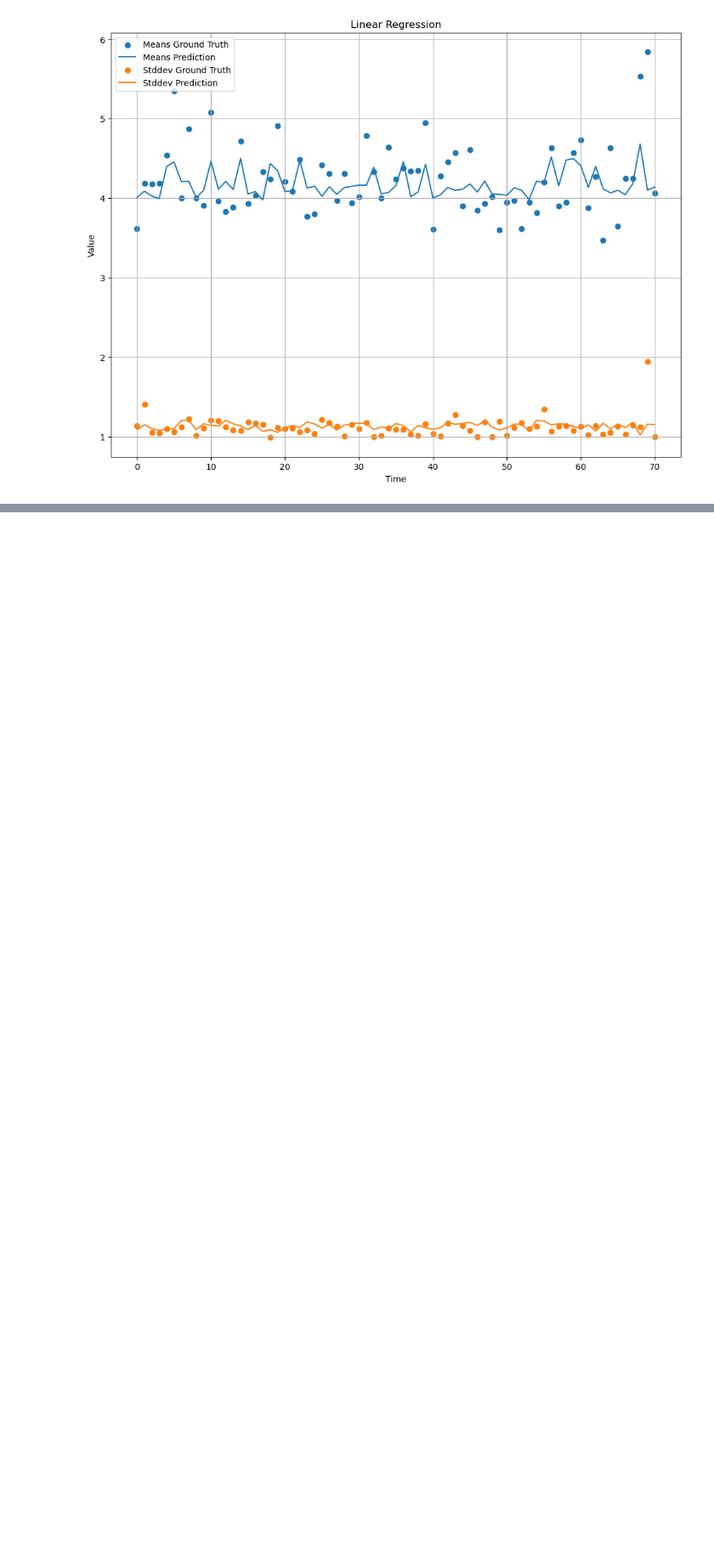
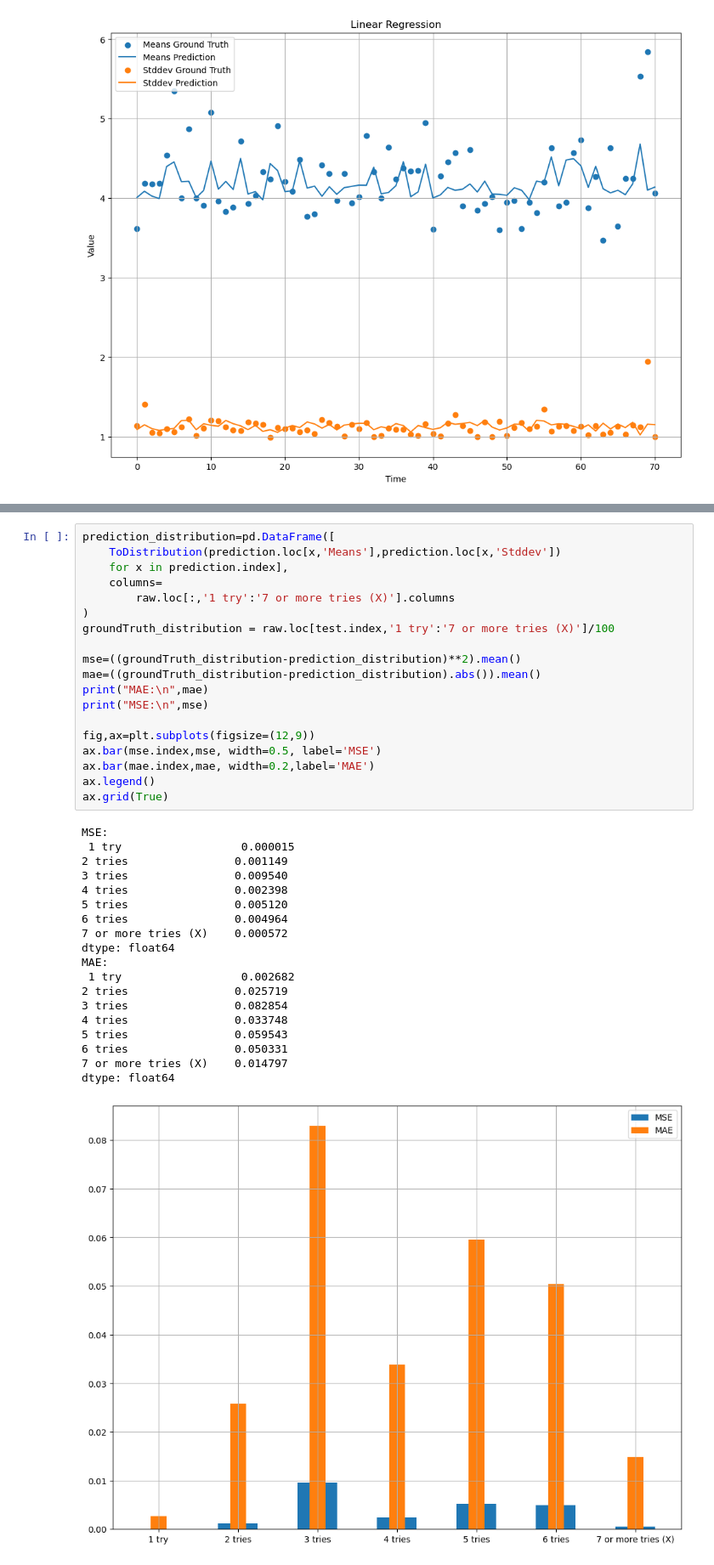
Before and after one commit to Xianyu39/MCMA2023, a Jupyter notebook: Problem2/Problem2.ipynb, the cells around one changed output, grey strips where cells are left out. Shown: that part at 85% size. Cells and saved outputs as stored; diff of their text form; blank space fills up the shorter version.

```diff
--- a/Problem2/Problem2.ipynb
+++ b/Problem2/Problem2.ipynb
@@ -133,0 +183,39 @@ dtype: float64
+# %%
+prediction_distribution=pd.DataFrame([
+    ToDistribution(prediction.loc[x,'Means'],prediction.loc[x,'Stddev'])
+    for x in prediction.index],
+    columns=
+        raw.loc[:,'1 try':'7 or more tries (X)'].columns
+)
+groundTruth_distribution = raw.loc[test.index,'1 try':'7 or more tries (X)']/100
+
+mse=((groundTruth_distribution-prediction_distribution)**2).mean()
+mae=((groundTruth_distribution-prediction_distribution).abs()).mean()
+print("MAE:\n",mae)
+print("MSE:\n",mse)
+
+fig,ax=plt.subplots(figsize=(12,9))
+ax.bar(mse.index,mse, width=0.5, label='MSE')
+ax.bar(mae.index,mae, width=0.2,label='MAE')
+ax.legend()
+ax.grid(True)
+# %% [output]
+MSE:
+ 1 try                  0.000015
+2 tries                0.001149
+3 tries                0.009540
+4 tries                0.002398
+5 tries                0.005120
+6 tries                0.004964
+7 or more tries (X)    0.000572
+dtype: float64
+MAE:
+ 1 try                  0.002682
+2 tries                0.025719
+3 tries                0.082854
+4 tries                0.033748
+5 tries                0.059543
+6 tries                0.050331
+7 or more tries (X)    0.014797
+dtype: float64
+[figure, added]
```
Also changed, not shown: parts of 1 cell of this notebook, 3 other files.
